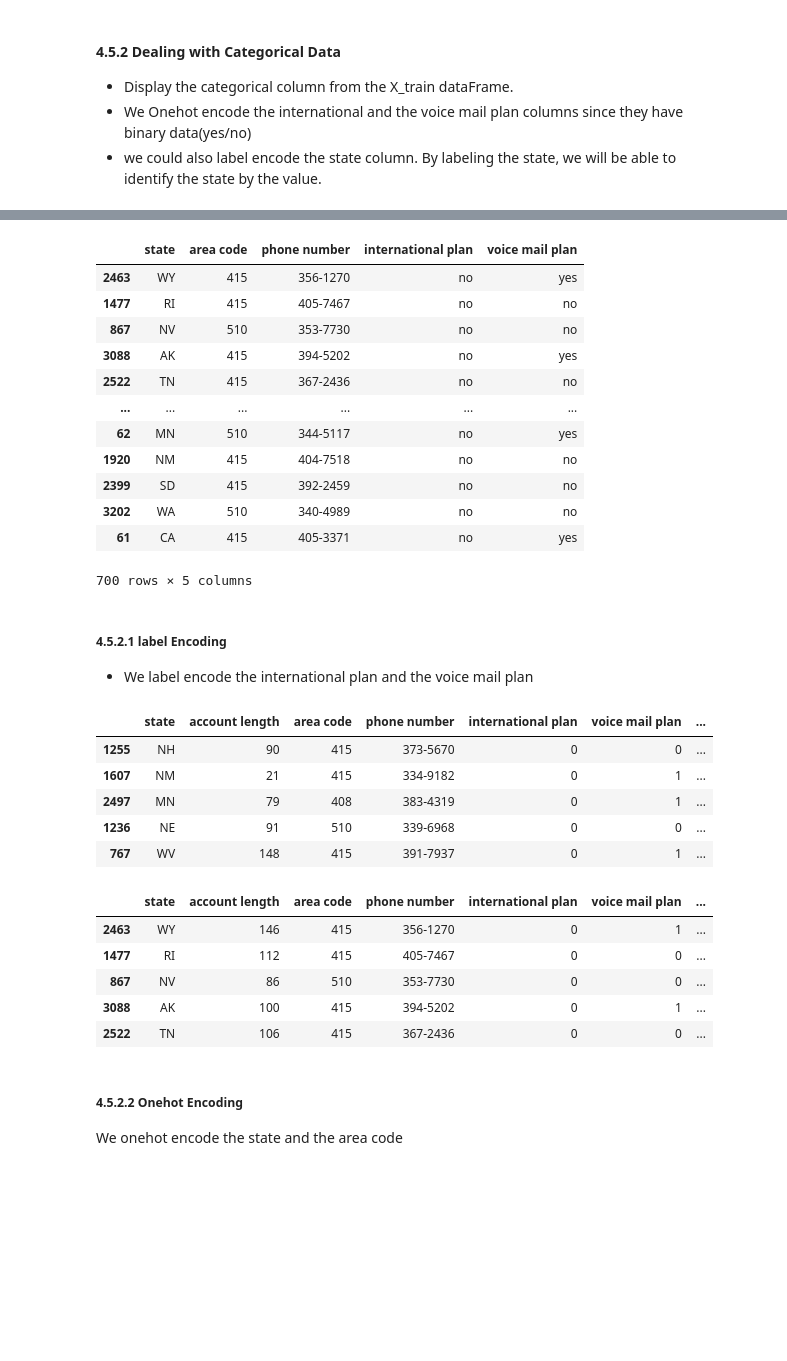
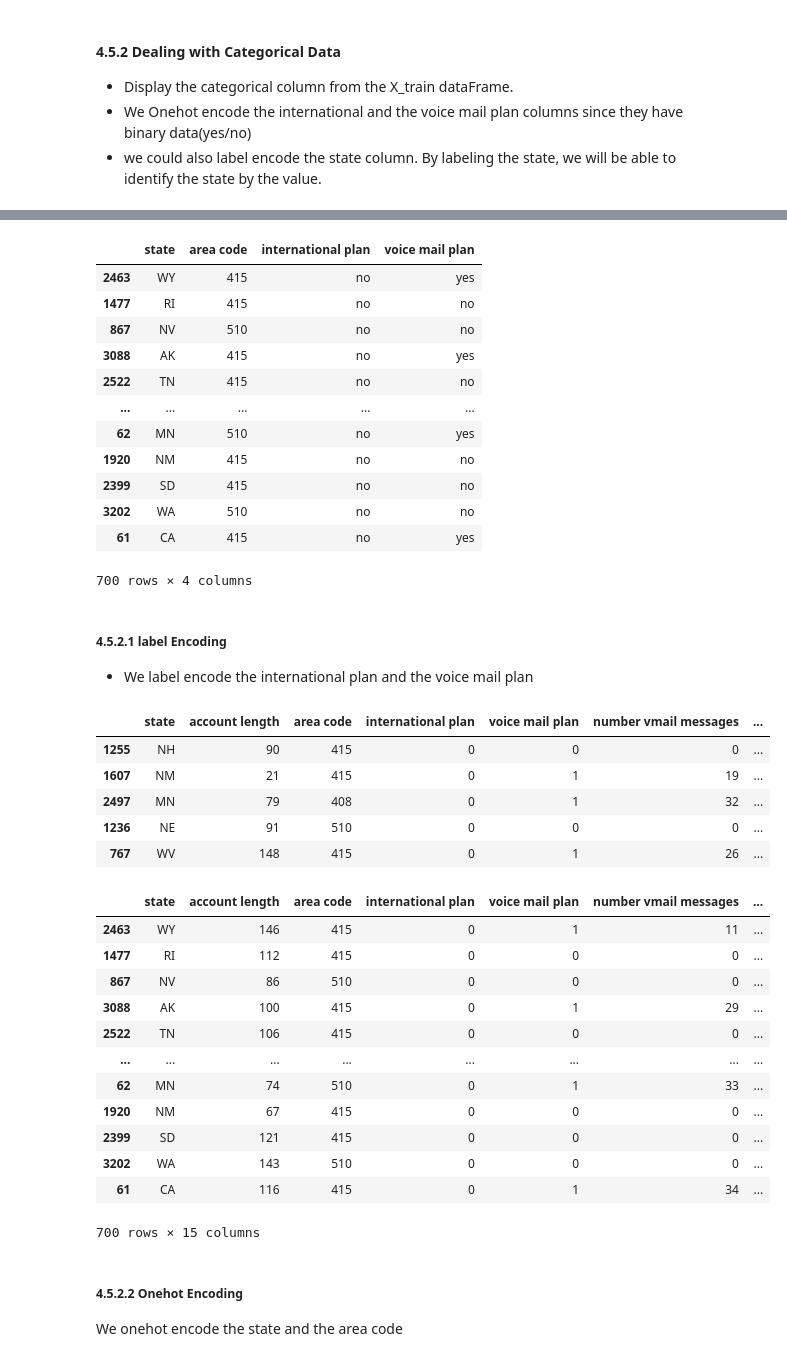
Before and after one commit to WamaeSimon/SyriaTel-Model, a Jupyter notebook: Untitled.ipynb, the cells around one changed output, grey strips where cells are left out. Saved outputs shown, nothing was run; the diff lists cells and outputs as text; code cells hidden in the pictures; blank space fills up the shorter version.

```diff
--- a/Untitled.ipynb
+++ b/Untitled.ipynb
@@ -93,6 +93,7 @@ dtype: int64
 # %%
 df['area code'] = df['area code'].astype('object')
 df['churn'] = df['churn'].astype('object')
+df.drop('phone number', axis =1, inplace = True)
 # Call the categorical function to verify that area code has been chnaged to object
 categorical_df = mf.Type_categorical(df)
 categorical_df
@@ -329,0 +343,3 @@ This is approves the rational that charges are directly influenced by total minu
+# %%
+df = df.drop(['total intl minutes','total day minutes','total night minutes','total eve minutes'], axis = 1)
+df
@@ -409,19 +462,19 @@ mf.Type_categorical(X_train)
 # %%
 mf.Type_categorical(X_test)
 # %% [output]
-|  | state | area code | phone number | international plan | voice mail plan |
-| 2463 | WY | 415 | 356-1270 | no | yes |
-| 1477 | RI | 415 | 405-7467 | no | no |
-| 867 | NV | 510 | 353-7730 | no | no |
-| 3088 | AK | 415 | 394-5202 | no | yes |
-| 2522 | TN | 415 | 367-2436 | no | no |
-| ... | ... | ... | ... | ... | ... |
-| 62 | MN | 510 | 344-5117 | no | yes |
-| 1920 | NM | 415 | 404-7518 | no | no |
-| 2399 | SD | 415 | 392-2459 | no | no |
-| 3202 | WA | 510 | 340-4989 | no | no |
-| 61 | CA | 415 | 405-3371 | no | yes |
+|  | state | area code | international plan | voice mail plan |
+| 2463 | WY | 415 | no | yes |
+| 1477 | RI | 415 | no | no |
+| 867 | NV | 510 | no | no |
+| 3088 | AK | 415 | no | yes |
+| 2522 | TN | 415 | no | no |
+| ... | ... | ... | ... | ... |
+| 62 | MN | 510 | no | yes |
+| 1920 | NM | 415 | no | no |
+| 2399 | SD | 415 | no | no |
+| 3202 | WA | 510 | no | no |
+| 61 | CA | 415 | no | yes |
-700 rows × 5 columns
+700 rows × 4 columns
 # %% [markdown]
 ##### 4.5.2.1 label Encoding
 
@@ -436,27 +489,34 @@ X_train['international plan'] = Encode.fit_transform(X_train['international plan
 X_train['voice mail plan'] = Encode.fit_transform(X_train['voice mail plan'])
 X_train.head()
 # %% [output]
-|  | state | account length | area code | phone number | international plan | voice mail plan | ... |
-| 1255 | NH | 90 | 415 | 373-5670 | 0 | 0 | ... |
-| 1607 | NM | 21 | 415 | 334-9182 | 0 | 1 | ... |
-| 2497 | MN | 79 | 408 | 383-4319 | 0 | 1 | ... |
-| 1236 | NE | 91 | 510 | 339-6968 | 0 | 0 | ... |
-| 767 | WV | 148 | 415 | 391-7937 | 0 | 1 | ... |
+|  | state | account length | area code | international plan | voice mail plan | number vmail messages | ... |
+| 1255 | NH | 90 | 415 | 0 | 0 | 0 | ... |
+| 1607 | NM | 21 | 415 | 0 | 1 | 19 | ... |
+| 2497 | MN | 79 | 408 | 0 | 1 | 32 | ... |
+| 1236 | NE | 91 | 510 | 0 | 0 | 0 | ... |
+| 767 | WV | 148 | 415 | 0 | 1 | 26 | ... |
 # %%
 X_test = X_test.copy()
 
 Encode = LabelEncoder()
 
 X_test['international plan'] = Encode.fit_transform(X_test['international plan'])
 X_test['voice mail plan'] = Encode.fit_transform(X_test['voice mail plan'])
-X_test.head()
+X_test
 # %% [output]
-|  | state | account length | area code | phone number | international plan | voice mail plan | ... |
-| 2463 | WY | 146 | 415 | 356-1270 | 0 | 1 | ... |
-| 1477 | RI | 112 | 415 | 405-7467 | 0 | 0 | ... |
-| 867 | NV | 86 | 510 | 353-7730 | 0 | 0 | ... |
-| 3088 | AK | 100 | 415 | 394-5202 | 0 | 1 | ... |
-| 2522 | TN | 106 | 415 | 367-2436 | 0 | 0 | ... |
+|  | state | account length | area code | international plan | voice mail plan | number vmail messages | ... |
+| 2463 | WY | 146 | 415 | 0 | 1 | 11 | ... |
+| 1477 | RI | 112 | 415 | 0 | 0 | 0 | ... |
+| 867 | NV | 86 | 510 | 0 | 0 | 0 | ... |
+| 3088 | AK | 100 | 415 | 0 | 1 | 29 | ... |
+| 2522 | TN | 106 | 415 | 0 | 0 | 0 | ... |
+| ... | ... | ... | ... | ... | ... | ... | ... |
+| 62 | MN | 74 | 510 | 0 | 1 | 33 | ... |
+| 1920 | NM | 67 | 415 | 0 | 0 | 0 | ... |
+| 2399 | SD | 121 | 415 | 0 | 0 | 0 | ... |
+| 3202 | WA | 143 | 510 | 0 | 0 | 0 | ... |
+| 61 | CA | 116 | 415 | 0 | 1 | 34 | ... |
+700 rows × 15 columns
 # %% [markdown]
 ##### 4.5.2.2  Onehot Encoding
 We onehot encode the state and the area code
```
Also changed, not shown: parts of 66 cells of this notebook.
